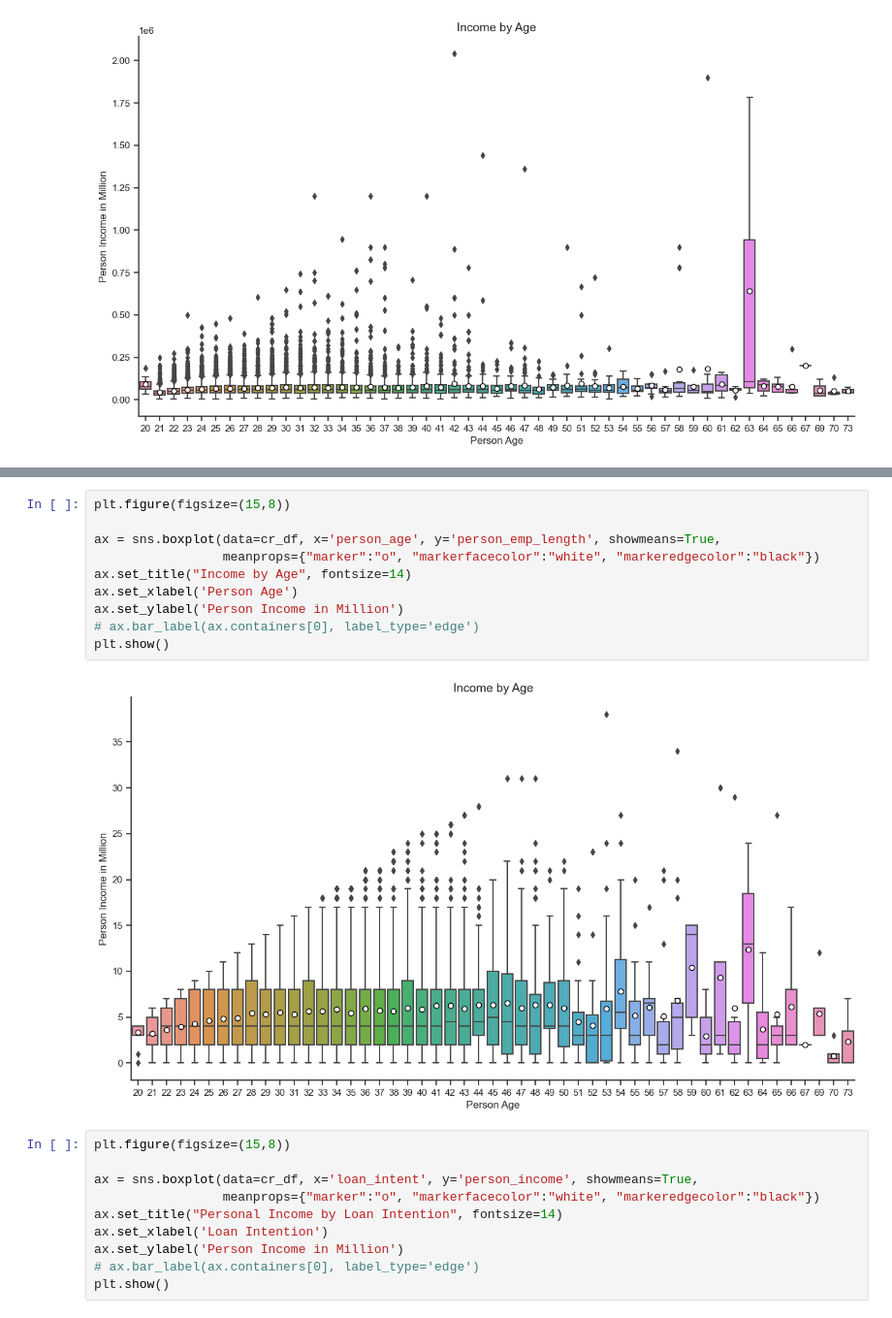
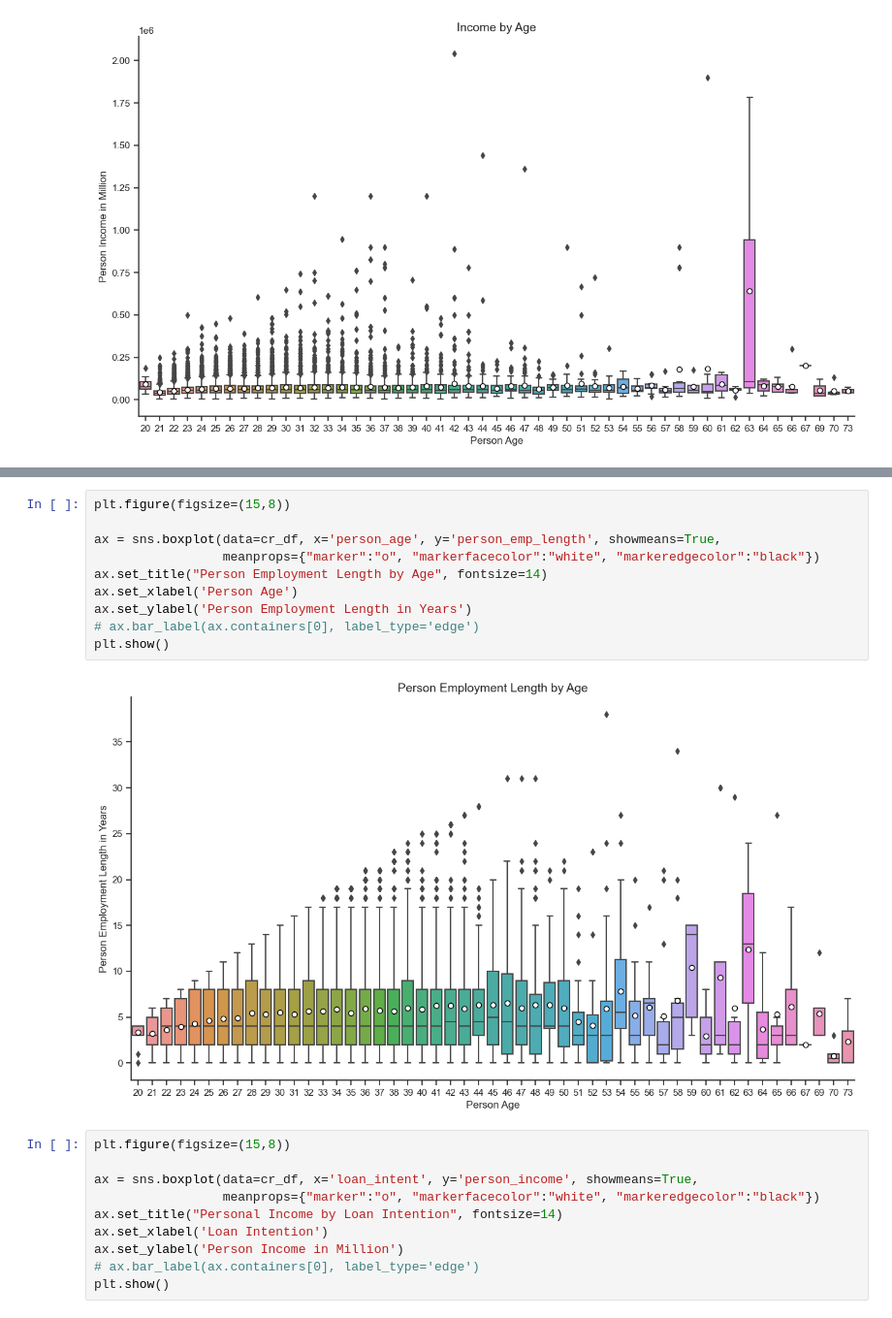
Before and after one commit to gerendc/Credit-Risk, a Jupyter notebook: credit_risk.ipynb, the cells around one changed output, grey strips where cells are left out. Shown at 97% size. Cells and saved outputs as stored; diff of their text form.

```diff
--- a/credit_risk.ipynb
+++ b/credit_risk.ipynb
@@ -477,15 +495,15 @@ plt.show()
 # %%
 plt.figure(figsize=(15,8))
 
 ax = sns.boxplot(data=cr_df, x='person_age', y='person_emp_length', showmeans=True,
                  meanprops={"marker":"o", "markerfacecolor":"white", "markeredgecolor":"black"})
-ax.set_title("Income by Age", fontsize=14)
+ax.set_title("Person Employment Length by Age", fontsize=14)
 ax.set_xlabel('Person Age')
-ax.set_ylabel('Person Income in Million')
+ax.set_ylabel('Person Employment Length in Years')
 # ax.bar_label(ax.containers[0], label_type='edge')
 plt.show()
 # %% [output]
-[figure, old version]
+[figure, new version]
 # %%
 plt.figure(figsize=(15,8))
 
```
Also changed, not shown: parts of 34 cells of this notebook.
